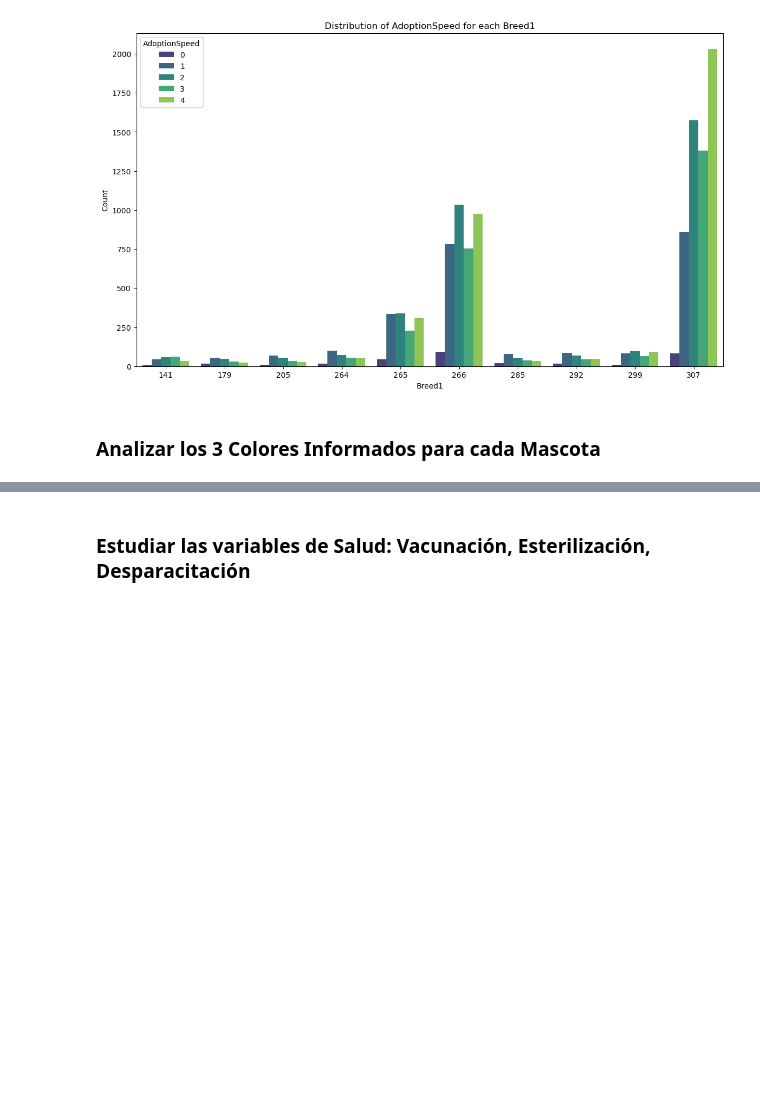
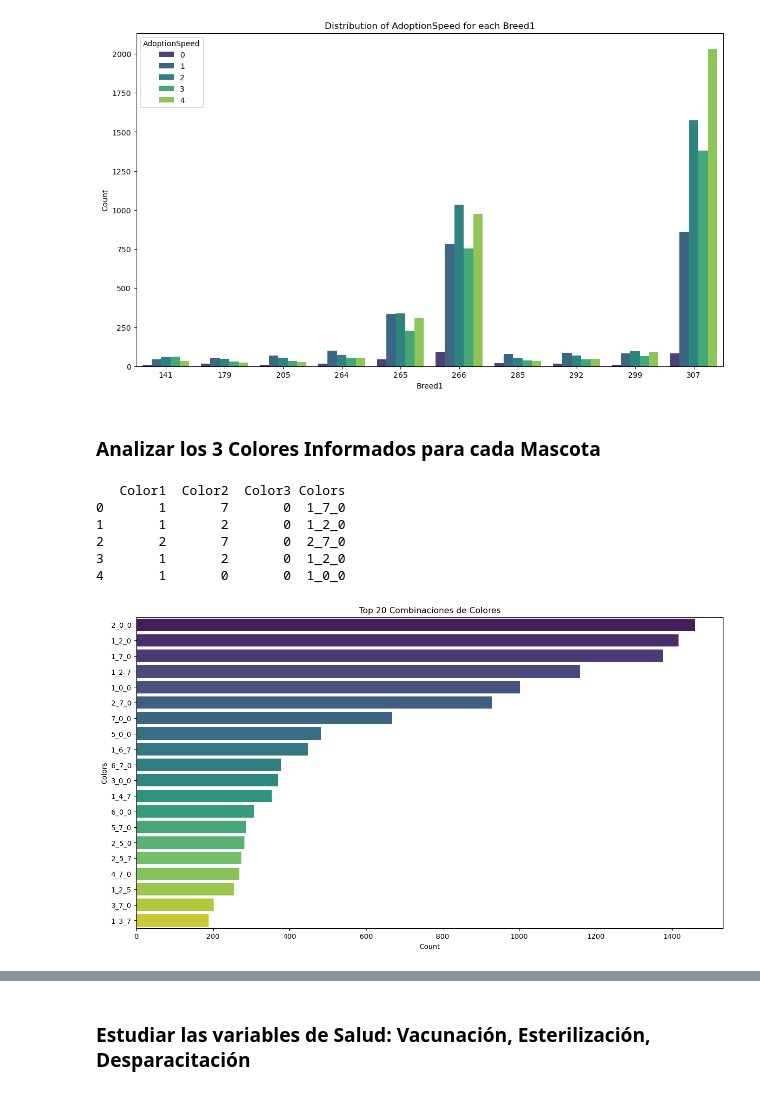
Before and after one commit to plcablinski/lab2-mcd-austral, a Jupyter notebook: 03_Petfinder_EDA.ipynb, the cells around one changed output, grey strips where cells are left out. Drawn from its saved outputs; the diff is of its cells as text; code cells hidden in the pictures; blank space fills up the shorter version.

```diff
--- a/03_Petfinder_EDA.ipynb
+++ b/03_Petfinder_EDA.ipynb
@@ -487,3 +501,38 @@ Series([], Name: count, dtype: int64)
 [figure]
 # %% [markdown]
 ### Analizar los 3 Colores Informados para cada Mascota
+# %%
+# Crear una columna para representar la combinación de colores
+df['Colors'] = df.apply(lambda x: f"{x['Color1']}_{x['Color2']}_{x['Color3']}", axis=1)
+
+# Mostrar algunas filas para ver la nueva columna
+print(df[['Color1', 'Color2', 'Color3', 'Colors']].head())
+# %% [output]
+   Color1  Color2  Color3 Colors
+0       1       7       0  1_7_0
+1       1       2       0  1_2_0
+2       2       7       0  2_7_0
+3       1       2       0  1_2_0
+4       1       0       0  1_0_0
+# %%
+# Contar la frecuencia de cada combinación de colores
+color_counts = df['Colors'].value_counts().reset_index()
+color_counts.columns = ['Colors', 'Count']
+
+# Graficar la distribución de combinaciones de colores
+plt.figure(figsize=(15, 8))
+sns.barplot(x='Count', y='Colors', data=color_counts.head(20), palette='viridis')
+plt.title('Top 20 Combinaciones de Colores')
+plt.show()
+
+# Analizar la relación entre los colores y la velocidad de adopción
+# color_adoption = df.groupby('Colors')['AdoptionSpeed'].mean().reset_index()
+# color_adoption.columns = ['Colors', 'Avg_AdoptionSpeed']
+
+# Graficar la relación entre combinaciones de colores y la velocidad promedio de adopción
+# plt.figure(figsize=(15, 8))
+# sns.barplot(x='Avg_AdoptionSpeed', y='Colors', data=color_adoption.sort_values('Avg_AdoptionSpeed').head(20), palette='viridis')
+# plt.title('Velocidad de Adopción Promedio por Combinación de Colores (Top 20)')
+# plt.show()
+# %% [output]
+[figure, added]
```
Also changed, not shown: parts of 125 cells of this notebook.
